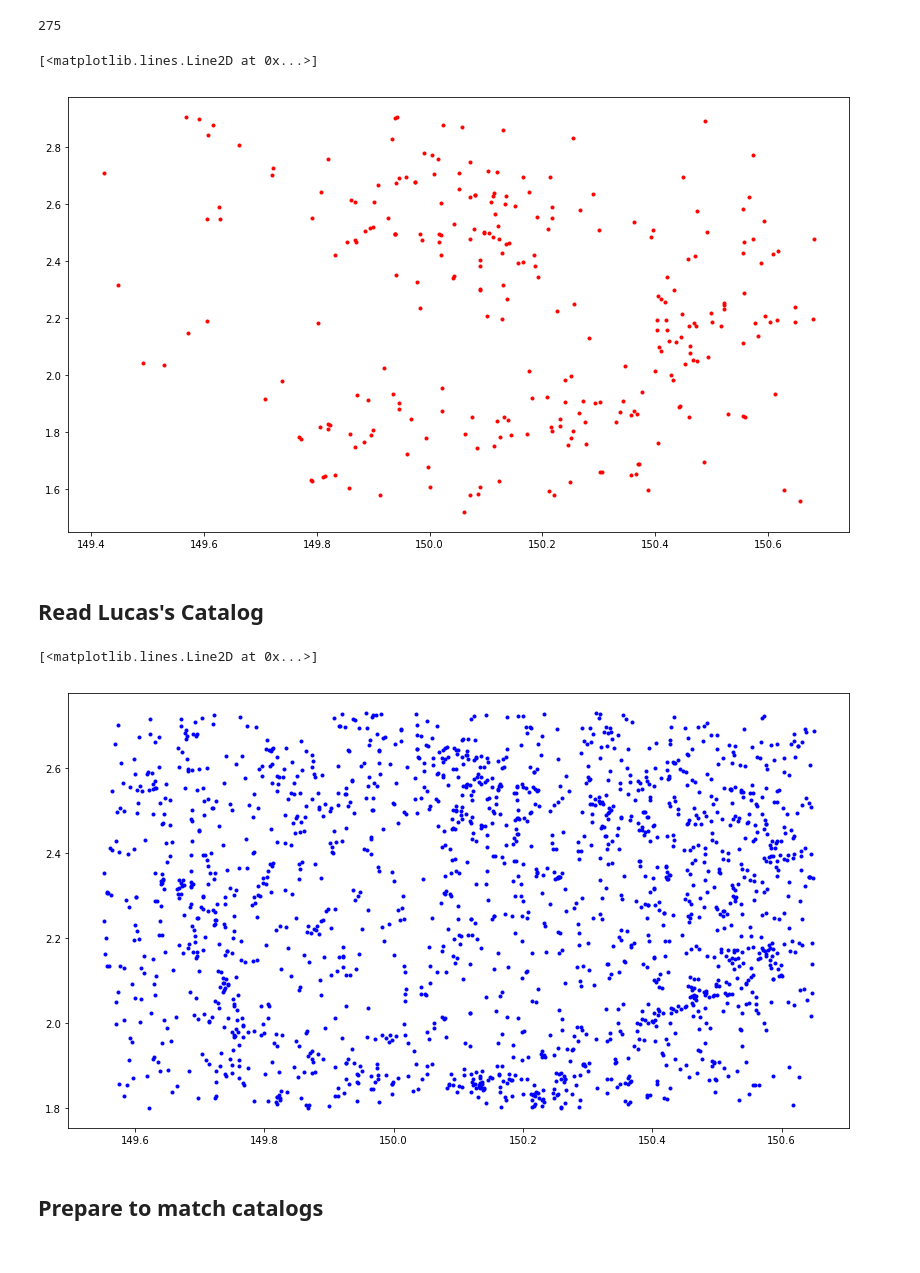
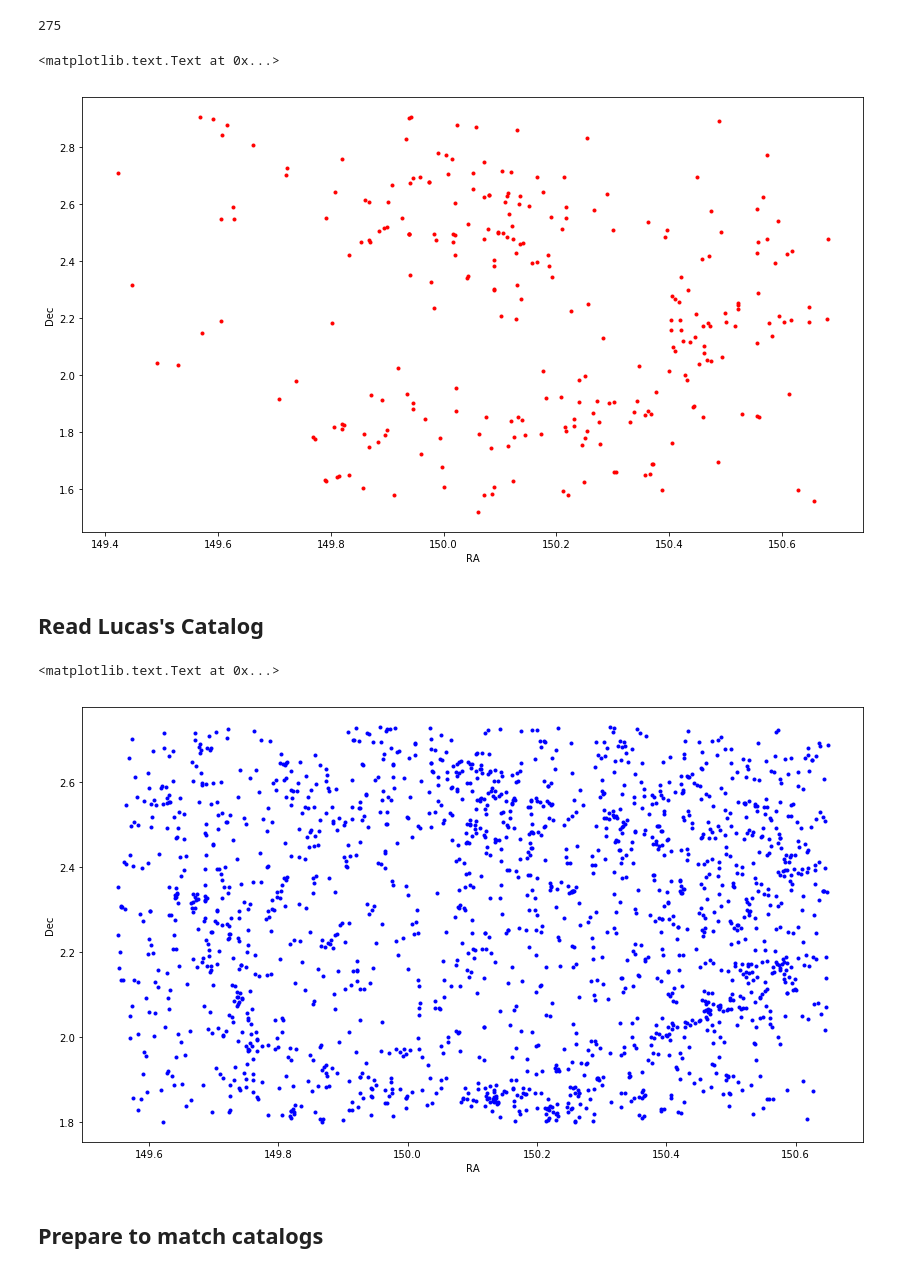
Before and after one commit to StupendousMan67/HST-LCBG, a Jupyter notebook: catalogs/python/Cross reference Capak and Hunt catalogs.ipynb, the cells around one changed output. Cells and saved outputs as stored; diff of their text form; code cells hidden in the pictures.

Commit message:
GDW update plots

```diff
--- a/catalogs/python/Cross reference Capak and Hunt catalogs.ipynb
+++ b/catalogs/python/Cross reference Capak and Hunt catalogs.ipynb
@@ -46,9 +46,11 @@ dec1 = np.array(cosmos_good['dec'])
 # %%
 plt.figure(figsize=(14,8))
 plt.plot( ra1, dec1, 'r.')
+plt.xlabel( "RA")
+plt.ylabel( "Dec")
 # %% [output]
-[<matplotlib.lines.Line2D at 0x...>]
+<matplotlib.text.Text at 0x...>
-[figure, old version]
+[figure, new version]
 # %% [markdown]
 ## Read Lucas's Catalog
 # %%
@@ -66,9 +68,11 @@ dec2 = np.array(lcbg['DEC'])
 # %%
 plt.figure(figsize=(14,8))
 plt.plot( ra2, dec2, 'b.' )
+plt.xlabel( "RA")
+plt.ylabel( "Dec")
 # %% [output]
-[<matplotlib.lines.Line2D at 0x...>]
+<matplotlib.text.Text at 0x...>
-[figure, old version]
+[figure, new version]
 # %% [markdown]
 ## Prepare to match catalogs
 # %%
```
Also changed, not shown: parts of 5 cells of this notebook.
